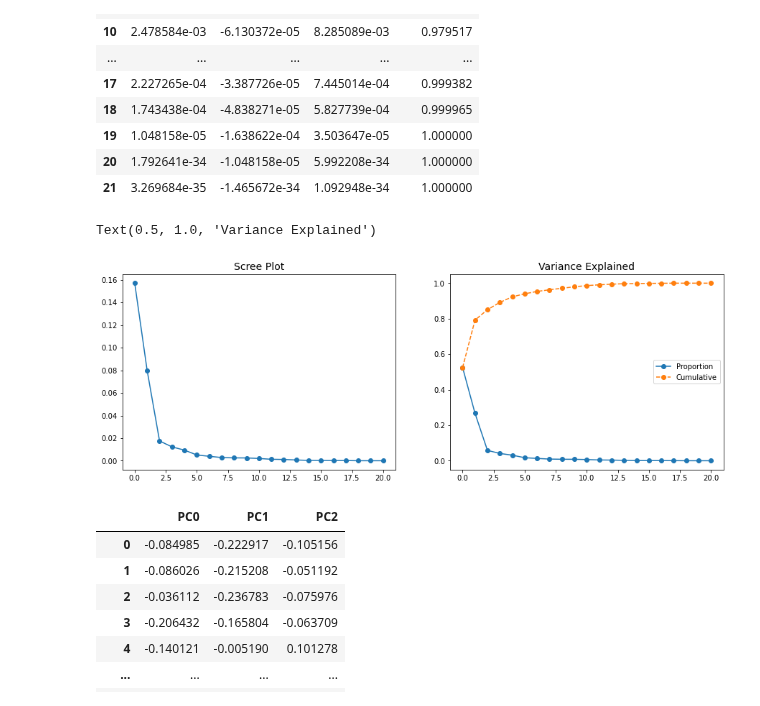
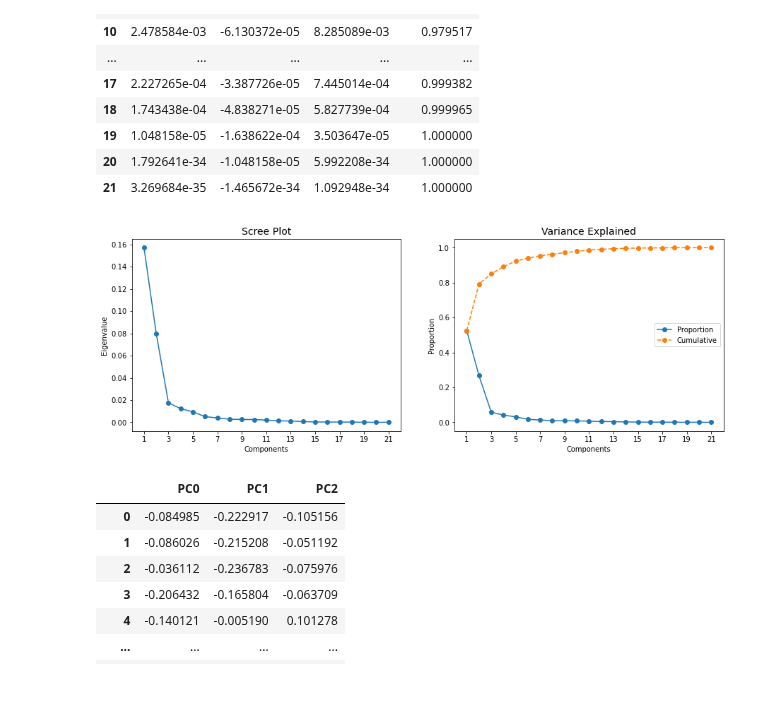
Before and after one commit to JohnnyCodess/Project-Machine-Learning, a Jupyter notebook: USAR ESTE!!! .ipynb, the cells around one changed output. Cells and saved outputs as stored; diff of their text form; code cells hidden in the pictures.

```diff
--- a/USAR ESTE!!! .ipynb
+++ b/USAR ESTE!!! .ipynb
@@ -1017,24 +1017,30 @@ pd.DataFrame({"Eigenvalue": pca.explained_variance_,
 | 20 | 1.792641e-34 | -1.048158e-05 | 5.992208e-34 | 1.000000 |
 | 21 | 3.269684e-35 | -1.465672e-34 | 1.092948e-34 | 1.000000 |
 # %%
-# -------------------
-# Scree plot and variance explained plot
-
 # figure and axes
 fig, (ax1, ax2) = plt.subplots(1, 2, figsize=(15, 5))
 
 # draw plots
 ax1.plot(pca.explained_variance_, marker=".", markersize=12)
 ax2.plot(pca.explained_variance_ratio_, marker=".", markersize=12, label="Proportion")
 ax2.plot(np.cumsum(pca.explained_variance_ratio_), marker=".", markersize=12, linestyle="--", label="Cumulative")
 
 # customizations
 ax2.legend()
 ax1.set_title("Scree Plot", fontsize=14)
 ax2.set_title("Variance Explained", fontsize=14)
+ax1.set_ylabel("Eigenvalue")
+ax2.set_ylabel("Proportion")
+ax1.set_xlabel("Components")
+ax2.set_xlabel("Components")
+ax1.set_xticks(range(0, pca.n_components_, 2))
+ax1.set_xticklabels(range(1, pca.n_components_ + 1, 2))
+ax2.set_xticks(range(0, pca.n_components_, 2))
+ax2.set_xticklabels(range(1, pca.n_components_ + 1, 2))
+
+plt.show()
 # %% [output]
-Text(0.5, 1.0, 'Variance Explained')
-[figure, old version]
+[figure, new version]
 # %%
 # Perform PCA again with the number of principal components to retain based on the 3 criteria -> 3 PCs
 pca = PCA(n_components=3)
```
Also changed, not shown: parts of 15 cells of this notebook.
